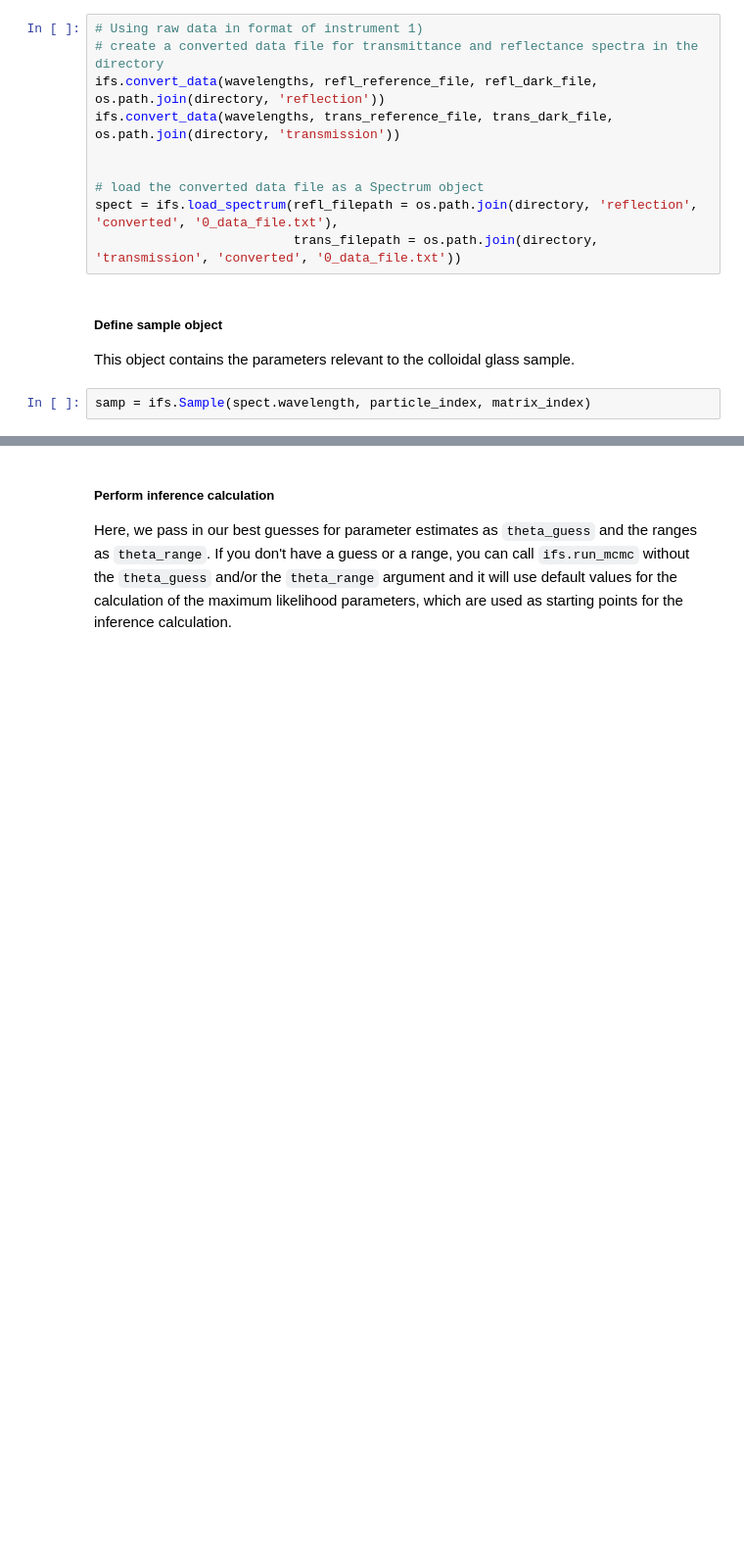
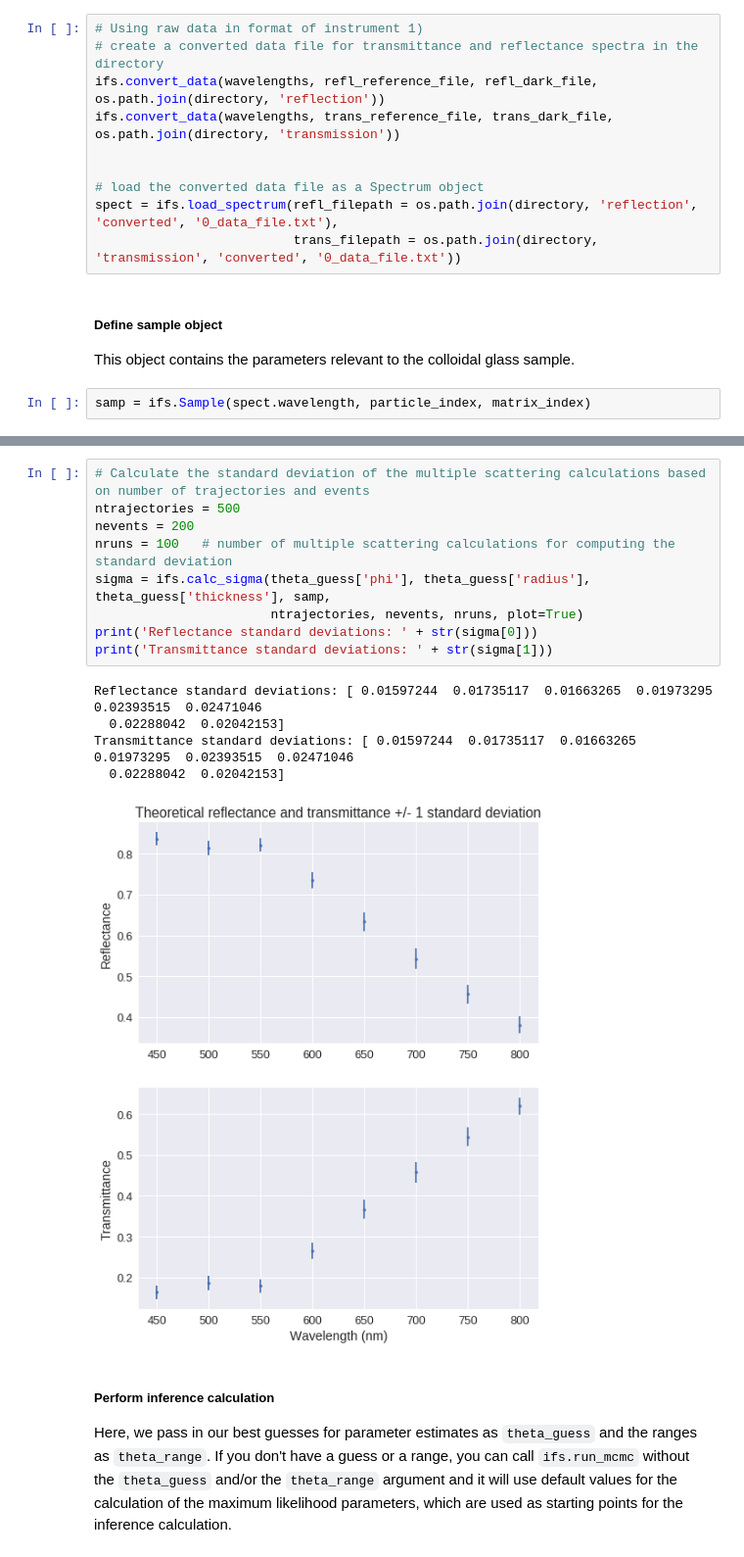
Before and after one commit to phys201/infer_structcol, a Jupyter notebook: tutorial.ipynb, the cells around one changed output, grey strips where cells are left out. Shown at 98% size. Saved outputs shown, nothing was run; the diff lists cells and outputs as text; blank space fills up the shorter version.

```diff
--- a/tutorial.ipynb
+++ b/tutorial.ipynb
@@ -79,3 +84,18 @@ samp = ifs.Sample(spect.wavelength, particle_index, matrix_index)
+# %%
+# Calculate the standard deviation of the multiple scattering calculations based on number of trajectories and events
+ntrajectories = 500
+nevents = 200
+nruns = 100   # number of multiple scattering calculations for computing the standard deviation
+sigma = ifs.calc_sigma(theta_guess['phi'], theta_guess['radius'], theta_guess['thickness'], samp,
+                       ntrajectories, nevents, nruns, plot=True)
+print('Reflectance standard deviations: ' + str(sigma[0]))
+print('Transmittance standard deviations: ' + str(sigma[1]))
+# %% [output]
+Reflectance standard deviations: [ 0.01597244  0.01735117  0.01663265  0.01973295  0.02393515  0.02471046
+  0.02288042  0.02042153]
+Transmittance standard deviations: [ 0.01597244  0.01735117  0.01663265  0.01973295  0.02393515  0.02471046
+  0.02288042  0.02042153]
+[figure, added]
 # %% [markdown]
 ##### Perform inference calculation
 
```
Also changed, not shown: parts of 4 cells of this notebook, 8 other files.
